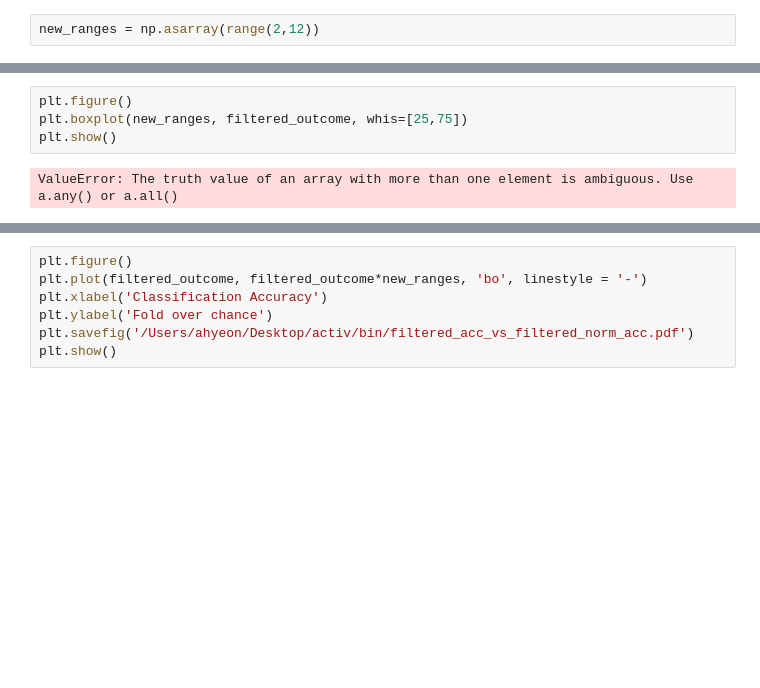
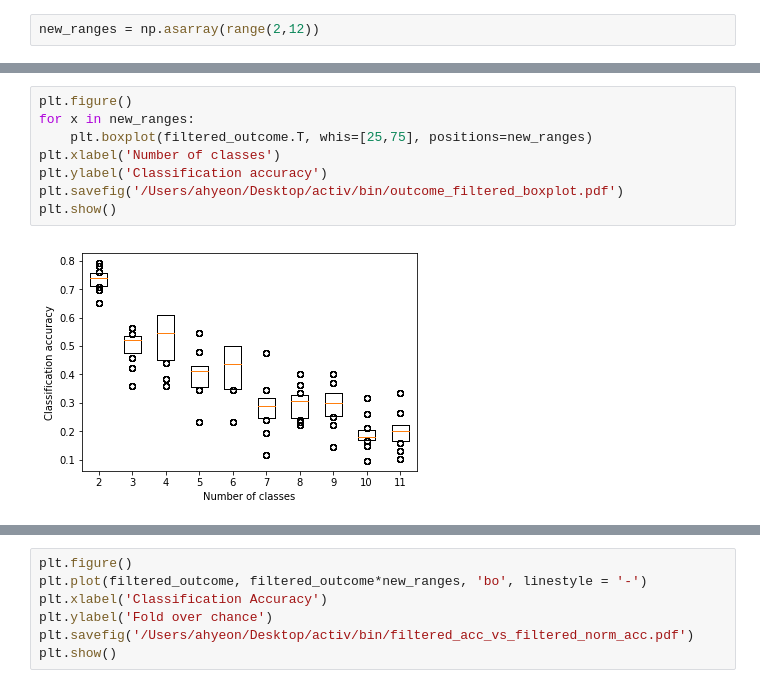
Before and after one commit to BouchardLab/ML_4_prec_prognosis, a Jupyter notebook: bin/outcome_clustering_plot.ipynb, the cells around one changed output, grey strips where cells are left out. Drawn from its saved outputs; the diff is of its cells as text; blank space fills up the shorter version.

```diff
--- a/bin/outcome_clustering_plot.ipynb
+++ b/bin/outcome_clustering_plot.ipynb
@@ -68,8 +77,12 @@ plt.show()
-# %%
-plt.figure()
-plt.boxplot(new_ranges, filtered_outcome, whis=[25,75])
-plt.show()
-# %% [output]
-ValueError: The truth value of an array with more than one element is ambiguous. Use a.any() or a.all()
+# %%
+plt.figure()
+for x in new_ranges:
+    plt.boxplot(filtered_outcome.T, whis=[25,75], positions=new_ranges)
+plt.xlabel('Number of classes')
+plt.ylabel('Classification accuracy')
+plt.savefig('/Users/ahyeon/Desktop/activ/bin/outcome_filtered_boxplot.pdf')
+plt.show()
+# %% [output]
+[figure, added]
 # %%
 plt.figure()
```
Also changed, not shown: parts of 13 cells of this notebook, 2 other files.
